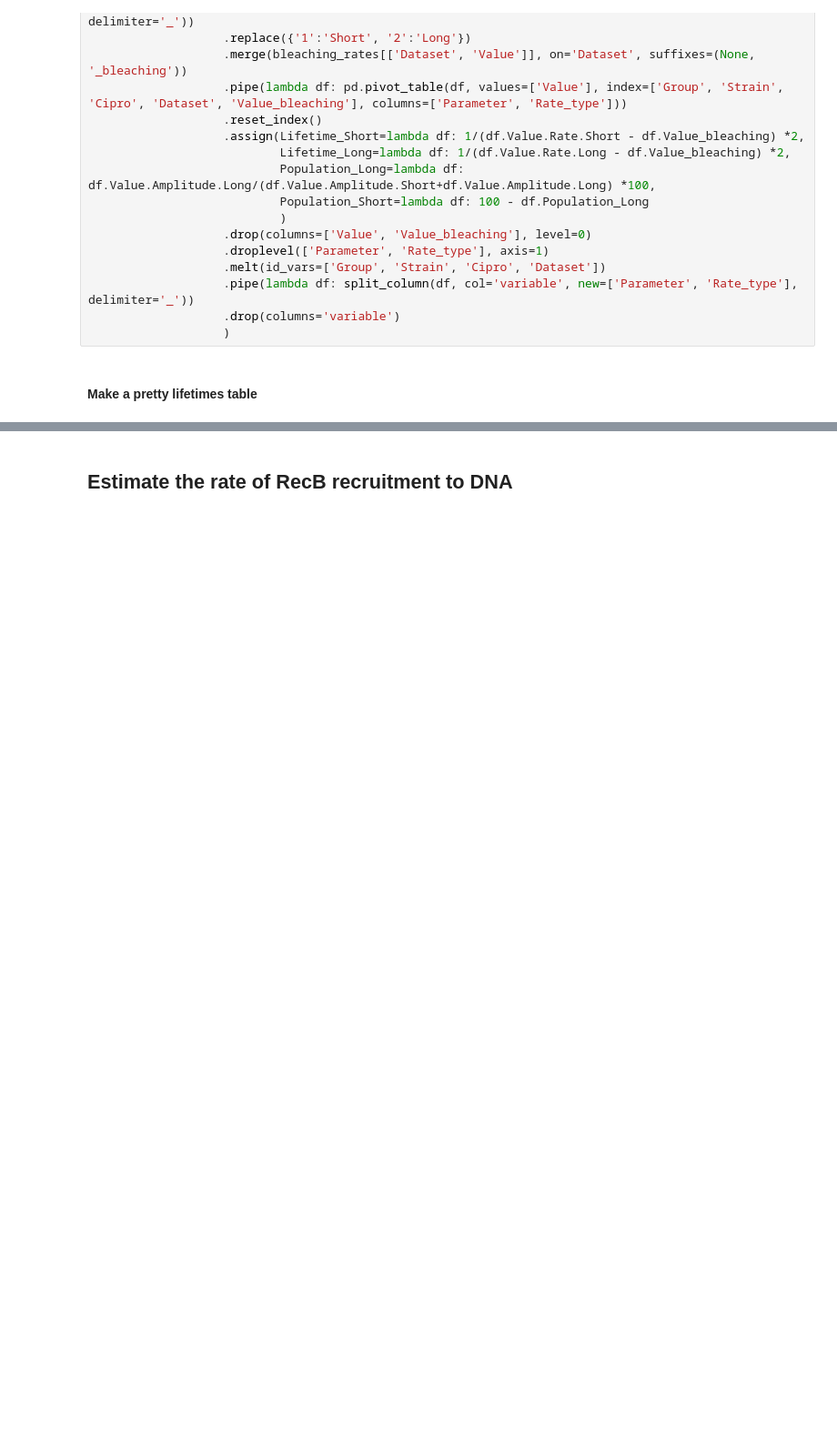
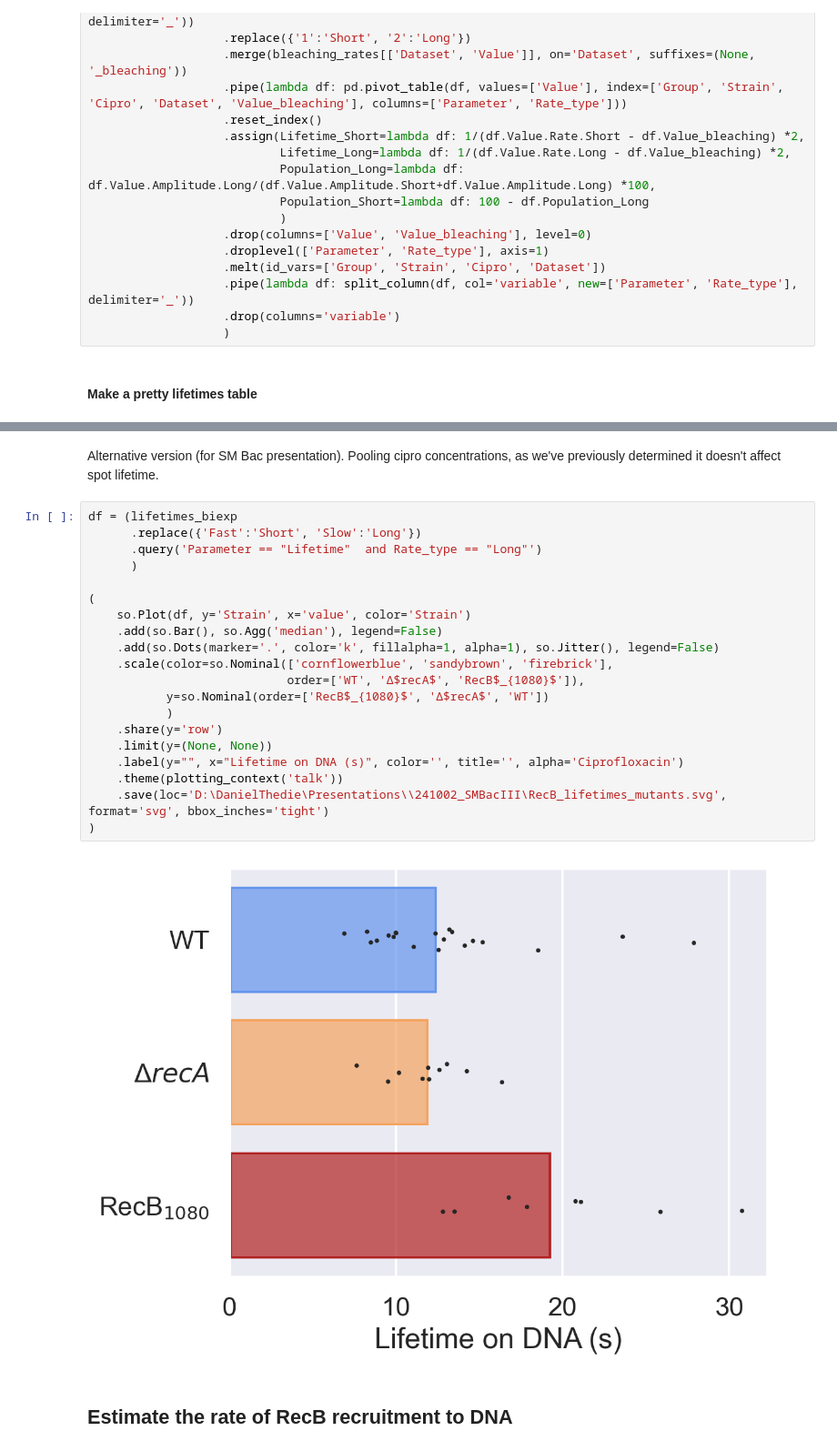
Before and after one commit to DanielThedie/RecB_article, a Jupyter notebook: Notebooks/Mutants/RecB_spots.ipynb, the cells around one changed output, grey strips where cells are left out. Shown at 91% size. Saved outputs shown, nothing was run; the diff lists cells and outputs as text; blank space fills up the shorter version.

```diff
--- a/Notebooks/Mutants/RecB_spots.ipynb
+++ b/Notebooks/Mutants/RecB_spots.ipynb
@@ -290,3 +293,27 @@ df = (lifetimes_biexp
+# %% [markdown]
+Alternative version (for SM Bac presentation). Pooling cipro concentrations, as we've previously determined it doesn't affect spot lifetime.
+# %%
+df = (lifetimes_biexp
+      .replace({'Fast':'Short', 'Slow':'Long'})
+      .query('Parameter == "Lifetime"  and Rate_type == "Long"')
+      )
+
+(
+    so.Plot(df, y='Strain', x='value', color='Strain')
+    .add(so.Bar(), so.Agg('median'), legend=False)
+    .add(so.Dots(marker='.', color='k', fillalpha=1, alpha=1), so.Jitter(), legend=False)
+    .scale(color=so.Nominal(['cornflowerblue', 'sandybrown', 'firebrick'],
+                            order=['WT', 'Δ$recA$', 'RecB$_{1080}$']),
+           y=so.Nominal(order=['RecB$_{1080}$', 'Δ$recA$', 'WT'])
+           )
+    .share(y='row')
+    .limit(y=(None, None))
+    .label(y="", x="Lifetime on DNA (s)", color='', title='', alpha='Ciprofloxacin')
+    .theme(plotting_context('talk'))
+    .save(loc='D:\DanielThedie\Presentations\\241002_SMBacIII\RecB_lifetimes_mutants.svg', format='svg', bbox_inches='tight')
+)
+# %% [output]
+[figure, added]
 # %% [markdown]
 ## Estimate the rate of RecB recruitment to DNA
 # %%
```
Also changed, not shown: parts of 10 cells of this notebook.
